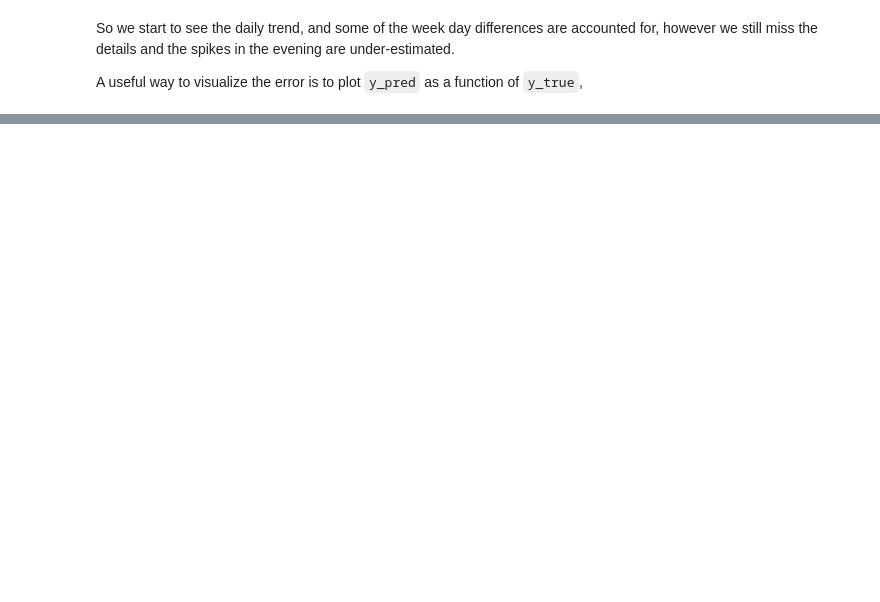
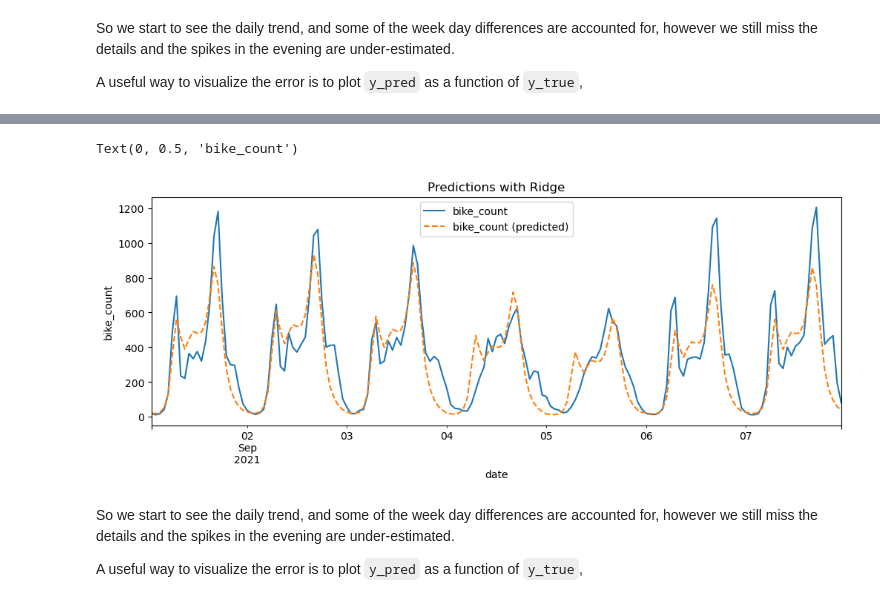
Before and after one commit to thom1100/bike_counters_, a Jupyter notebook: Ridge.ipynb, the cells around one changed output, grey strips where cells are left out. Cells and saved outputs as stored; diff of their text form; code cells hidden in the pictures; blank space fills up the shorter version.

```diff
--- a/Ridge.ipynb
+++ b/Ridge.ipynb
@@ -258,0 +356,12 @@ results.to_csv("submission.csv", index=False)
+# %%
+mask = (
+    (X_valid["counter_name"] == "Totem 73 boulevard de Sébastopol S-N")
+    & (X_valid["date"] > pd.to_datetime("2021/09/01"))
+    & (X_valid["date"] < pd.to_datetime("2021/09/08"))
+)
+
+df_viz = X_valid.loc[mask].copy()
+df_viz["bike_count"] = np.exp(y_valid[mask.values]) - 1
+df_viz["bike_count (predicted)"] = np.exp(pipe.predict(X_valid[mask])) - 1
+
+df_viz
@@ -258,0 +382,14 @@ results.to_csv("submission.csv", index=False)
+# %%
+fig, ax = plt.subplots(figsize=(12, 4))
+
+df_viz.plot(x="date", y="bike_count", ax=ax)
+df_viz.plot(x="date", y="bike_count (predicted)", ax=ax, ls="--")
+ax.set_title("Predictions with Ridge")
+ax.set_ylabel("bike_count")
+# %% [output]
+Text(0, 0.5, 'bike_count')
+[figure, added]
+# %% [markdown]
+So we start to see the daily trend, and some of the week day differences are accounted for, however we still miss the details and the spikes in the evening are under-estimated.
+
+A useful way to visualize the error is to plot `y_pred` as a function of `y_true`,
```
Also changed, not shown: parts of 27 cells of this notebook.
